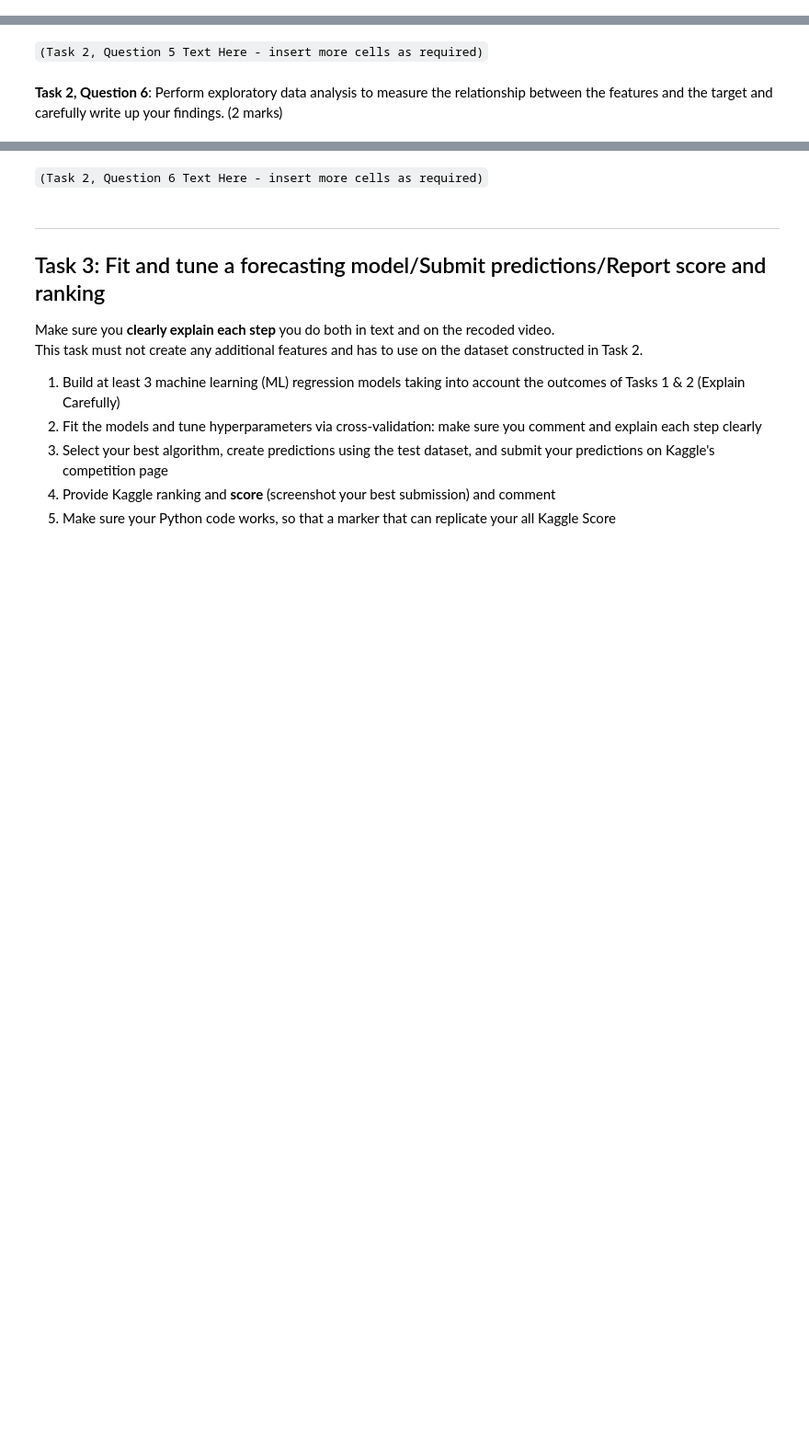
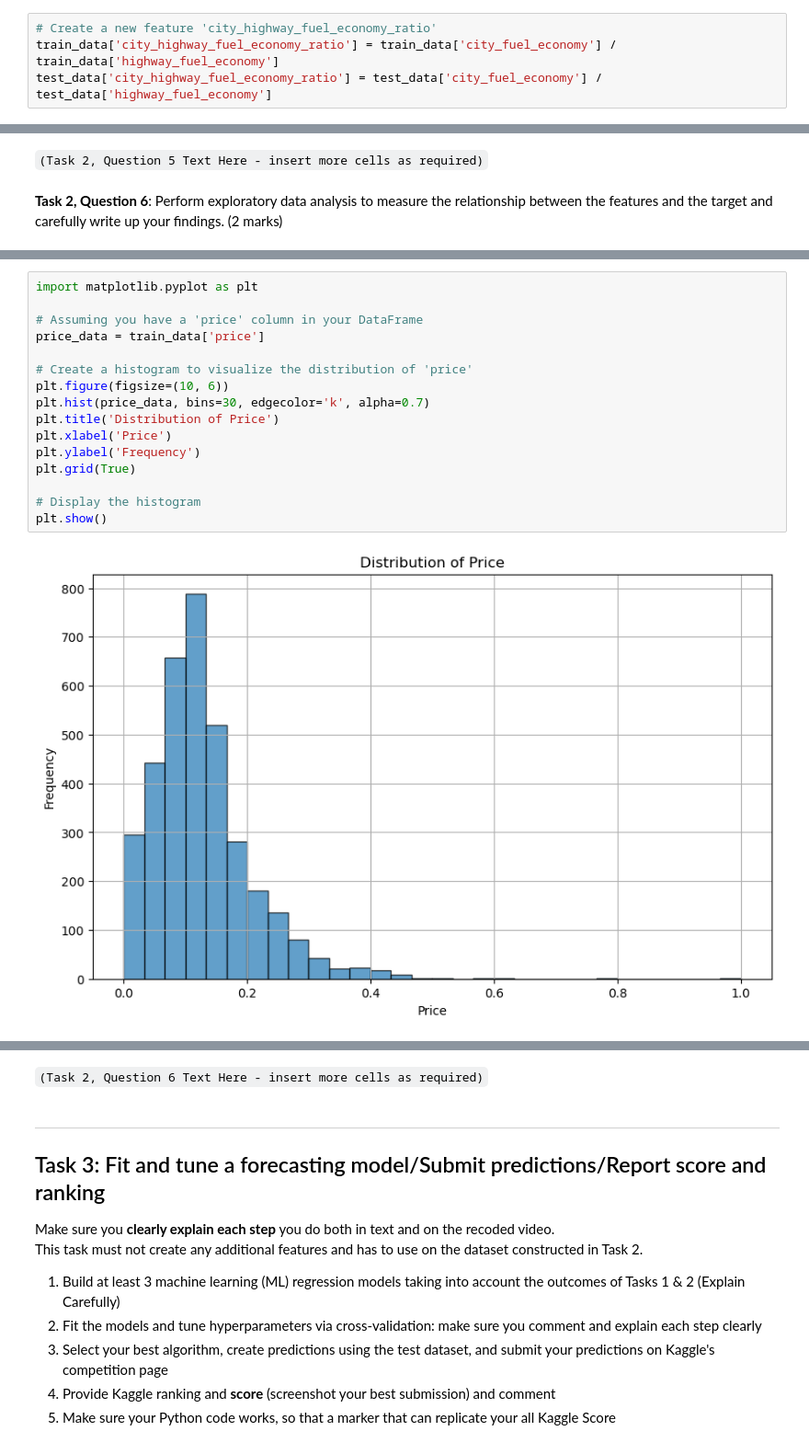
Before and after one commit to macRuslan/BUSA8001GroupProject, a Jupyter notebook: Group_Assignment_BUSA8001_PredictivePatrol.ipynb, the cells around one changed output, grey strips where cells are left out. Shown: that part at 92% size. Saved outputs shown, nothing was run; the diff lists cells and outputs as text; blank space fills up the shorter version.

```diff
--- a/Group_Assignment_BUSA8001_PredictivePatrol.ipynb
+++ b/Group_Assignment_BUSA8001_PredictivePatrol.ipynb
@@ -135,3 +235,7 @@ Total Marks: 12
+# %%
+# Create a new feature 'city_highway_fuel_economy_ratio'
+train_data['city_highway_fuel_economy_ratio'] = train_data['city_fuel_economy'] / train_data['highway_fuel_economy']
+test_data['city_highway_fuel_economy_ratio'] = test_data['city_fuel_economy'] / test_data['highway_fuel_economy']
 # %% [markdown]
 `(Task 2, Question 2 Text Here - insert more cells as required)`
 # %% [markdown]
@@ -165,0 +404,18 @@ Total Marks: 12
+# %%
+import matplotlib.pyplot as plt
+
+# Assuming you have a 'price' column in your DataFrame
+price_data = train_data['price']
+
+# Create a histogram to visualize the distribution of 'price'
+plt.figure(figsize=(10, 6))
+plt.hist(price_data, bins=30, edgecolor='k', alpha=0.7)
+plt.title('Distribution of Price')
+plt.xlabel('Price')
+plt.ylabel('Frequency')
+plt.grid(True)
+
+# Display the histogram
+plt.show()
+# %% [output]
+[figure, added]
```
Also changed, not shown: parts of 25 cells of this notebook, 1 other file.
